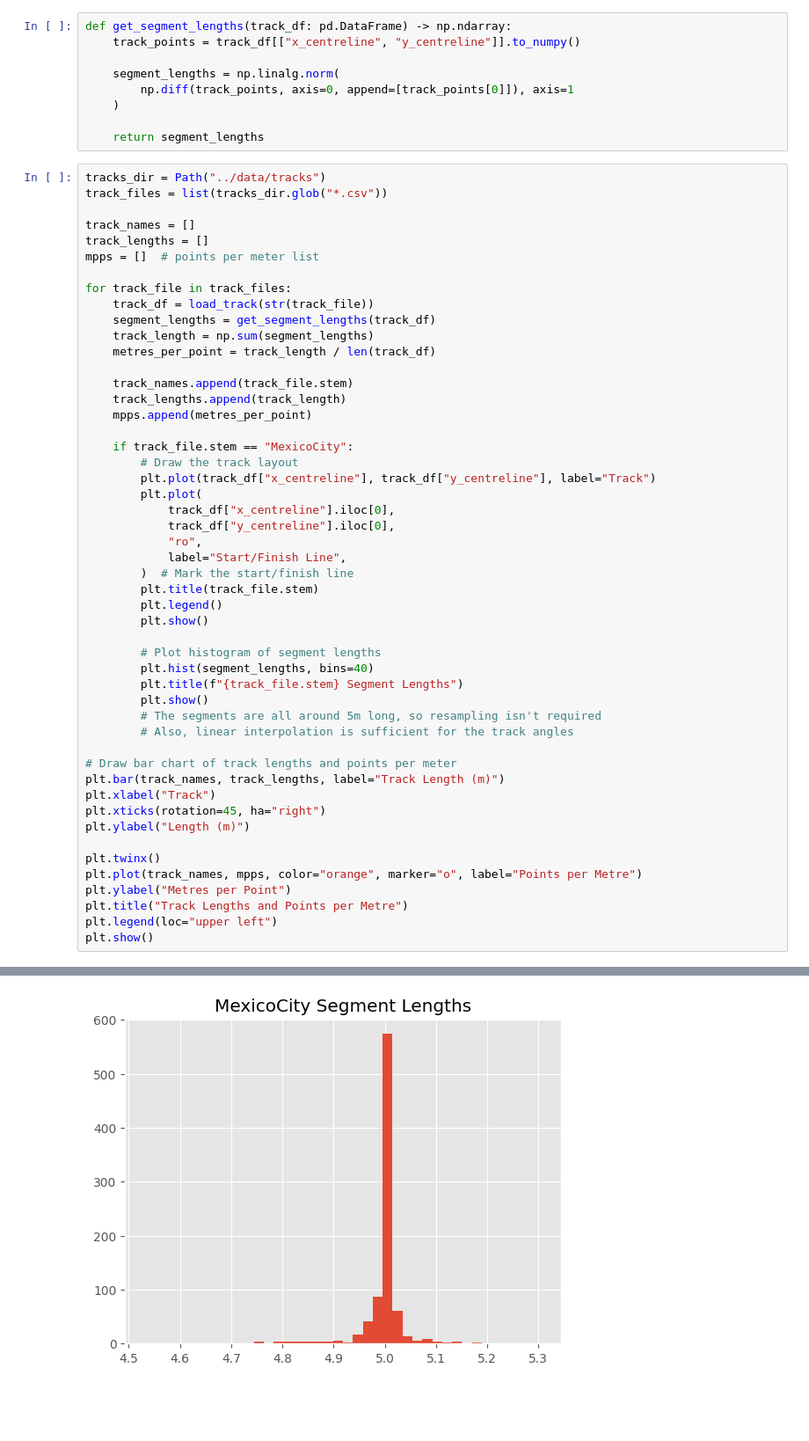
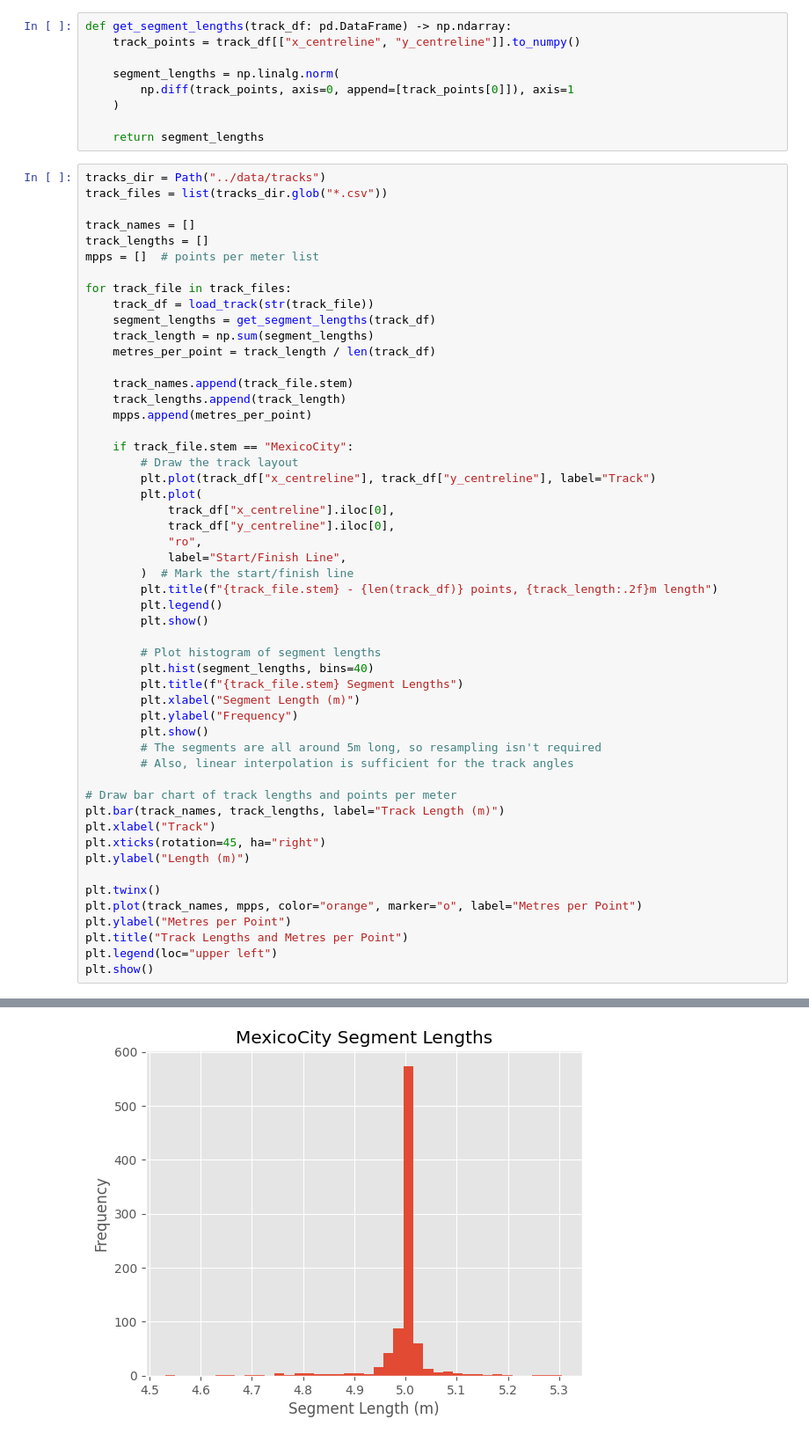
Before and after one commit to tshr-k/rl-vehicle-driver, a Jupyter notebook: notebooks/tracks.ipynb, the cells around one changed output, grey strips where cells are left out. Shown at 88% size. Saved outputs shown, nothing was run; the diff lists cells and outputs as text; blank space fills up the shorter version.

```diff
--- a/notebooks/tracks.ipynb
+++ b/notebooks/tracks.ipynb
@@ -48,13 +48,15 @@ for track_file in track_files:
             "ro",
             label="Start/Finish Line",
         )  # Mark the start/finish line
-        plt.title(track_file.stem)
+        plt.title(f"{track_file.stem} - {len(track_df)} points, {track_length:.2f}m length")
         plt.legend()
         plt.show()
 
         # Plot histogram of segment lengths
         plt.hist(segment_lengths, bins=40)
         plt.title(f"{track_file.stem} Segment Lengths")
+        plt.xlabel("Segment Length (m)")
+        plt.ylabel("Frequency")
         plt.show()
         # The segments are all around 5m long, so resampling isn't required
         # Also, linear interpolation is sufficient for the track angles
@@ -66,9 +68,9 @@ plt.xticks(rotation=45, ha="right")
 plt.ylabel("Length (m)")
 
 plt.twinx()
-plt.plot(track_names, mpps, color="orange", marker="o", label="Points per Metre")
+plt.plot(track_names, mpps, color="orange", marker="o", label="Metres per Point")
 plt.ylabel("Metres per Point")
-plt.title("Track Lengths and Points per Metre")
+plt.title("Track Lengths and Metres per Point")
 plt.legend(loc="upper left")
 plt.show()
 # %% [output]
@@ -76 +78 @@ plt.show()
-[figure, old version]
+[figure, new version]
```
Also changed, not shown: parts of 1 cell of this notebook, 2 other files.
